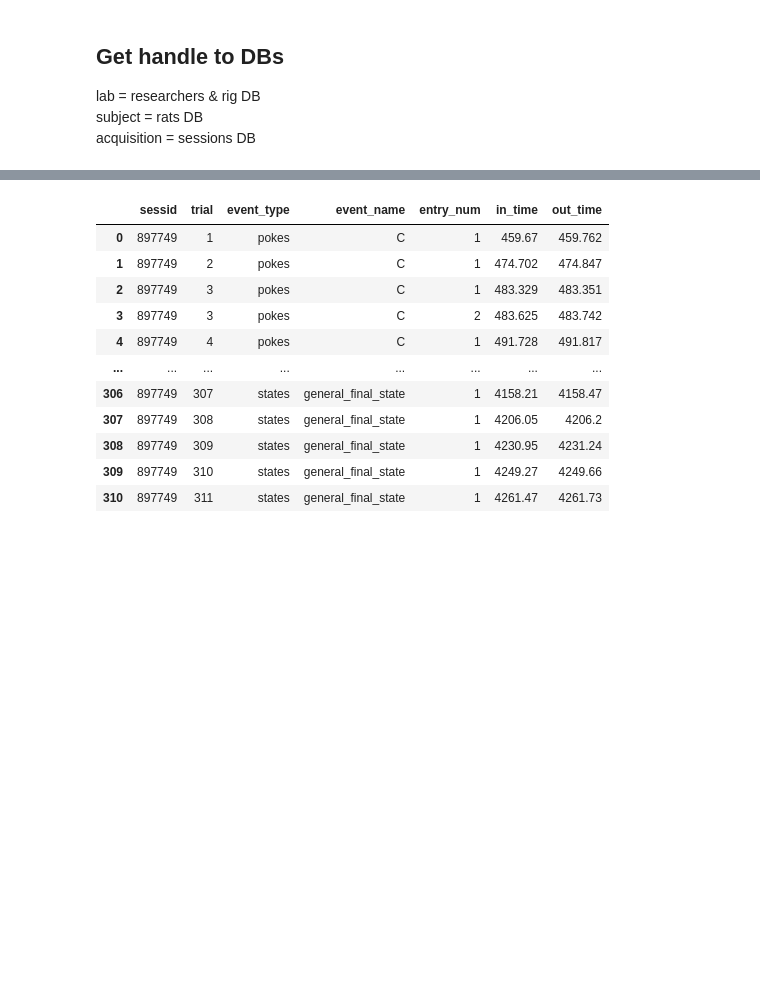
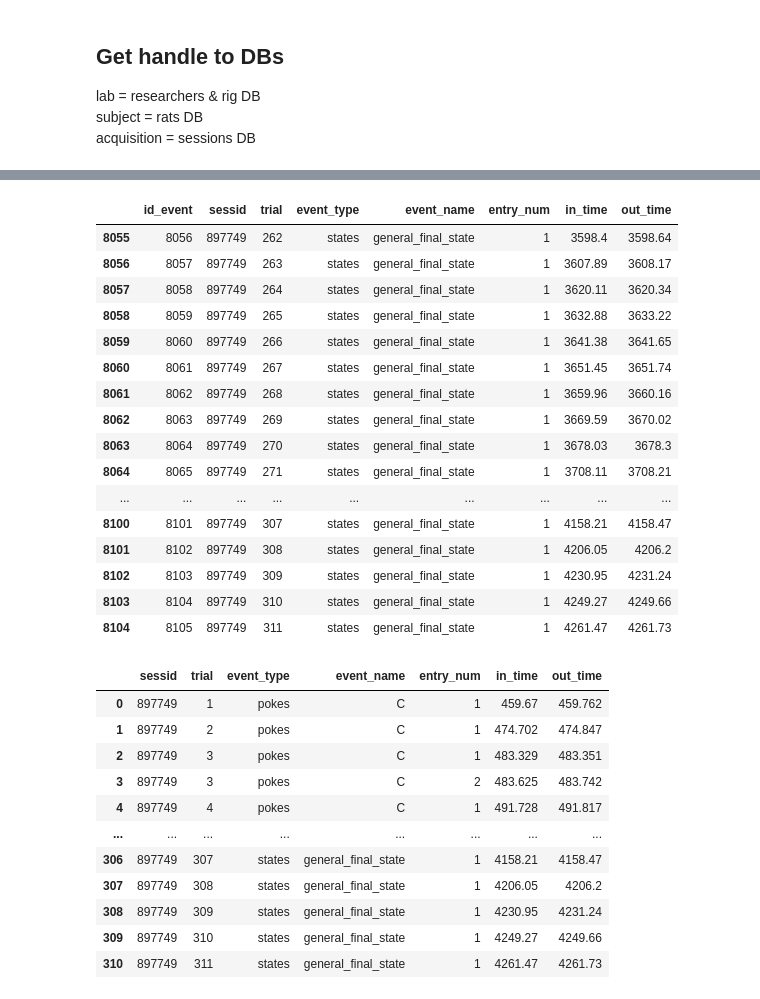
Before and after one commit to kabilar/bl_pipeline_python, a Jupyter notebook: notebooks/tutorials/Read_blob_Sessions.ipynb, the cells around one changed output, grey strips where cells are left out. Saved outputs shown, nothing was run; the diff lists cells and outputs as text; code cells hidden in the pictures; blank space fills up the shorter version.

```diff
--- a/notebooks/tutorials/Read_blob_Sessions.ipynb
+++ b/notebooks/tutorials/Read_blob_Sessions.ipynb
@@ -84,3 +88,23 @@ array([[529.741404, 529.775704],
+# %%
+df_event.tail(50)
+# %% [output]
+|  | id_event | sessid | trial | event_type | event_name | entry_num | in_time | out_time |
+| 8055 | 8056 | 897749 | 262 | states | general_final_state | 1 | 3598.4 | 3598.64 |
+| 8056 | 8057 | 897749 | 263 | states | general_final_state | 1 | 3607.89 | 3608.17 |
+| 8057 | 8058 | 897749 | 264 | states | general_final_state | 1 | 3620.11 | 3620.34 |
+| 8058 | 8059 | 897749 | 265 | states | general_final_state | 1 | 3632.88 | 3633.22 |
+| 8059 | 8060 | 897749 | 266 | states | general_final_state | 1 | 3641.38 | 3641.65 |
+| 8060 | 8061 | 897749 | 267 | states | general_final_state | 1 | 3651.45 | 3651.74 |
+| 8061 | 8062 | 897749 | 268 | states | general_final_state | 1 | 3659.96 | 3660.16 |
+| 8062 | 8063 | 897749 | 269 | states | general_final_state | 1 | 3669.59 | 3670.02 |
+| 8063 | 8064 | 897749 | 270 | states | general_final_state | 1 | 3678.03 | 3678.3 |
+| 8064 | 8065 | 897749 | 271 | states | general_final_state | 1 | 3708.11 | 3708.21 |
+| ... | ... | ... | ... | ... | ... | ... | ... | ... |
+| 8100 | 8101 | 897749 | 307 | states | general_final_state | 1 | 4158.21 | 4158.47 |
+| 8101 | 8102 | 897749 | 308 | states | general_final_state | 1 | 4206.05 | 4206.2 |
+| 8102 | 8103 | 897749 | 309 | states | general_final_state | 1 | 4230.95 | 4231.24 |
+| 8103 | 8104 | 897749 | 310 | states | general_final_state | 1 | 4249.27 | 4249.66 |
+| 8104 | 8105 | 897749 | 311 | states | general_final_state | 1 | 4261.47 | 4261.73 |
 # %%
 df_event_columns =['sessid', 'trial',	'event_type', 'event_name', 'entry_num', 'in_time', 'out_time']
 df_event = pd.DataFrame(columns=df_event_columns)
```
Also changed, not shown: parts of 9 cells of this notebook, 4 other files.
